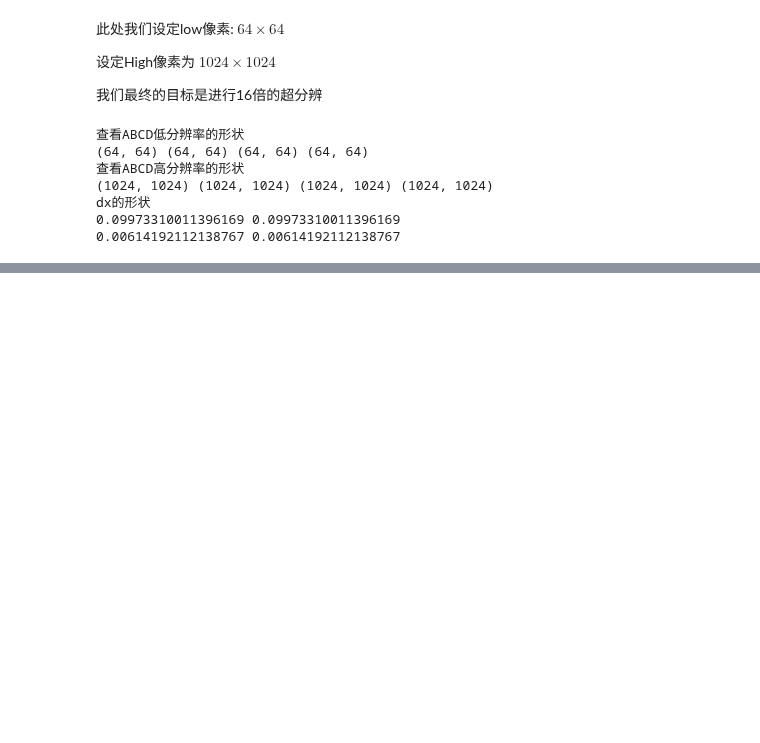
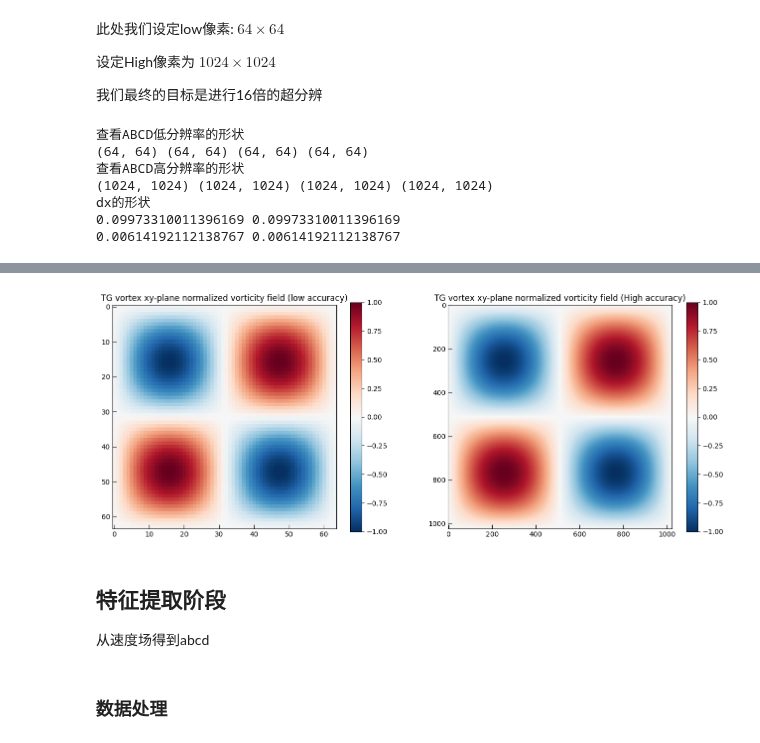
Before and after one commit to jackyvava/SR_waveFunction, a Jupyter notebook: code725.ipynb, the cells around one changed output, grey strips where cells are left out. Saved outputs shown, nothing was run; the diff lists cells and outputs as text; code cells hidden in the pictures; blank space fills up the shorter version.

```diff
--- a/code725.ipynb
+++ b/code725.ipynb
@@ -138,0 +184,42 @@ dx的形状
+# %%
+def vorticity(U_x, U_y, dx, dy):
+    dU_y_dx, _ = np.gradient(U_y, dx, axis=0), np.gradient(U_y, dy, axis=1)
+    _, dU_x_dy = np.gradient(U_x, dx, axis=0), np.gradient(U_x, dy, axis=1)
+    return dU_y_dx - dU_x_dy
+# %%
+# 计算旋度
+vort_low = vorticity(U_x_low, U_y_low, dx_low, dy_low)
+vort_high = vorticity(U_x_high, U_y_high, dx_high, dy_high)
+
+
+# 归一化旋度
+max_vort_low = np.max(np.abs(vort_low))
+vort_normalized_low = vort_low / max_vort_low if max_vort_low != 0 else vort_low
+
+max_vort_high = np.max(np.abs(vort_high))
+vort_normalized_high = vort_high / max_vort_high if max_vort_high != 0 else vort_high
+# %%
+plt.figure(figsize=(16, 6))
+plt.subplot(121)
+plt.imshow(vort_normalized_low, cmap='RdBu_r',  interpolation='nearest', vmin=-1, vmax=1)
+plt.colorbar()
+plt.title('TG vortex xy-plane normalized vorticity field (low accuracy)')
+plt.tick_params(axis='both', direction='in', length=6)
+
+plt.subplot(122)
+plt.imshow(vort_normalized_high, cmap='RdBu_r', interpolation='nearest', vmin=-1, vmax=1)
+plt.colorbar()
+plt.title('TG vortex xy-plane normalized vorticity field (High accuracy)')
+
+
+plt.tick_params(axis='both', direction='in', length=6)
+
+
+plt.show()
+# %% [output]
+[figure, added]
+# %% [markdown]
+## 特征提取阶段
+
+
+从速度场得到abcd
@@ -138,0 +237,2 @@ dx的形状
+# %% [markdown]
+### 数据处理
```
Also changed, not shown: parts of 22 cells of this notebook.
